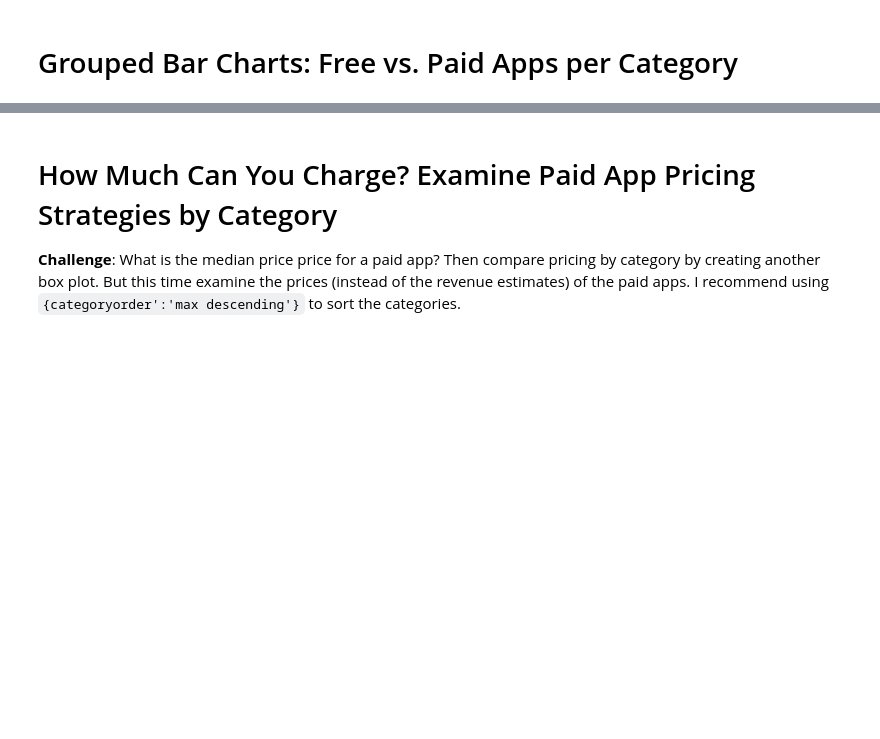
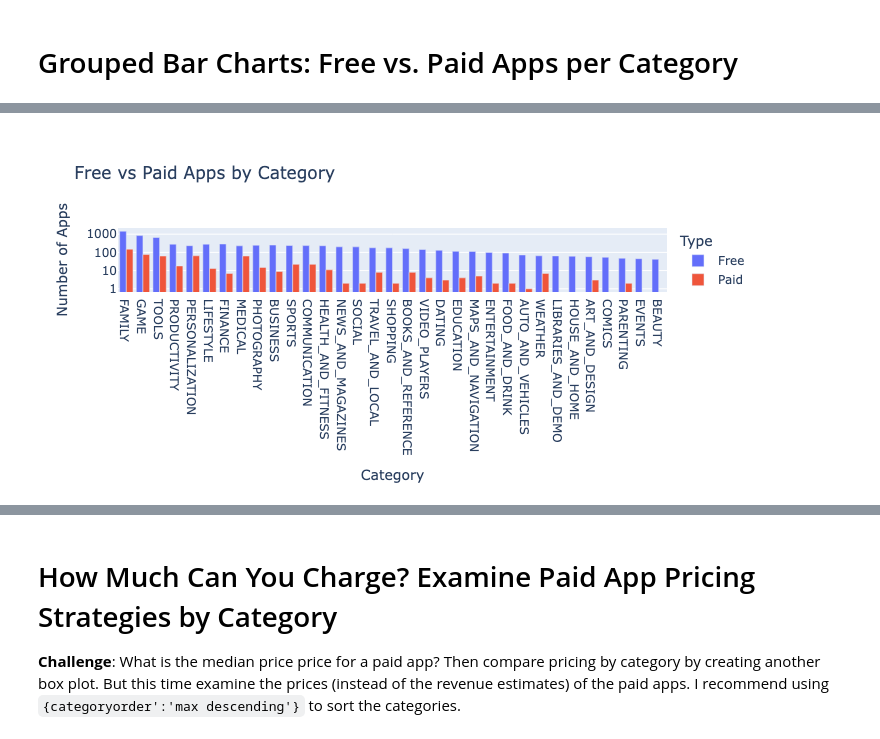
Before and after one commit to digitalenggph/Udemy-Collections, a Jupyter notebook: 100 Days of Code - The Complete Python Pro Bootcamp/day-76/Google Play Store Project (Start)/Google Play Store App Analytics (start).ipynb, the cells around one changed output, grey strips where cells are left out. Drawn from its saved outputs; the diff is of its cells as text; code cells hidden in the pictures; blank space fills up the shorter version.

```diff
--- a/100 Days of Code - The Complete Python Pro Bootcamp/day-76/Google Play Store Project (Start)/Google Play Store App Analytics (start).ipynb
+++ b/100 Days of Code - The Complete Python Pro Bootcamp/day-76/Google Play Store Project (Start)/Google Play Store App Analytics (start).ipynb
@@ -563,3 +655,12 @@ See if you can figure out how to get the look above by changing the `categoryord
+# %%
+g_bar.update_layout(xaxis_title='Category',
+                    yaxis_title='Number of Apps',
+                    xaxis={'categoryorder':'total descending'},
+                    yaxis=dict(type='log'))
+
+g_bar.show()
+# %% [output]
+[figure, added]
 # %% [markdown]
 # Plotly Box Plots: Lost Downloads for Paid Apps
 
```
Also changed, not shown: parts of 23 cells of this notebook.
